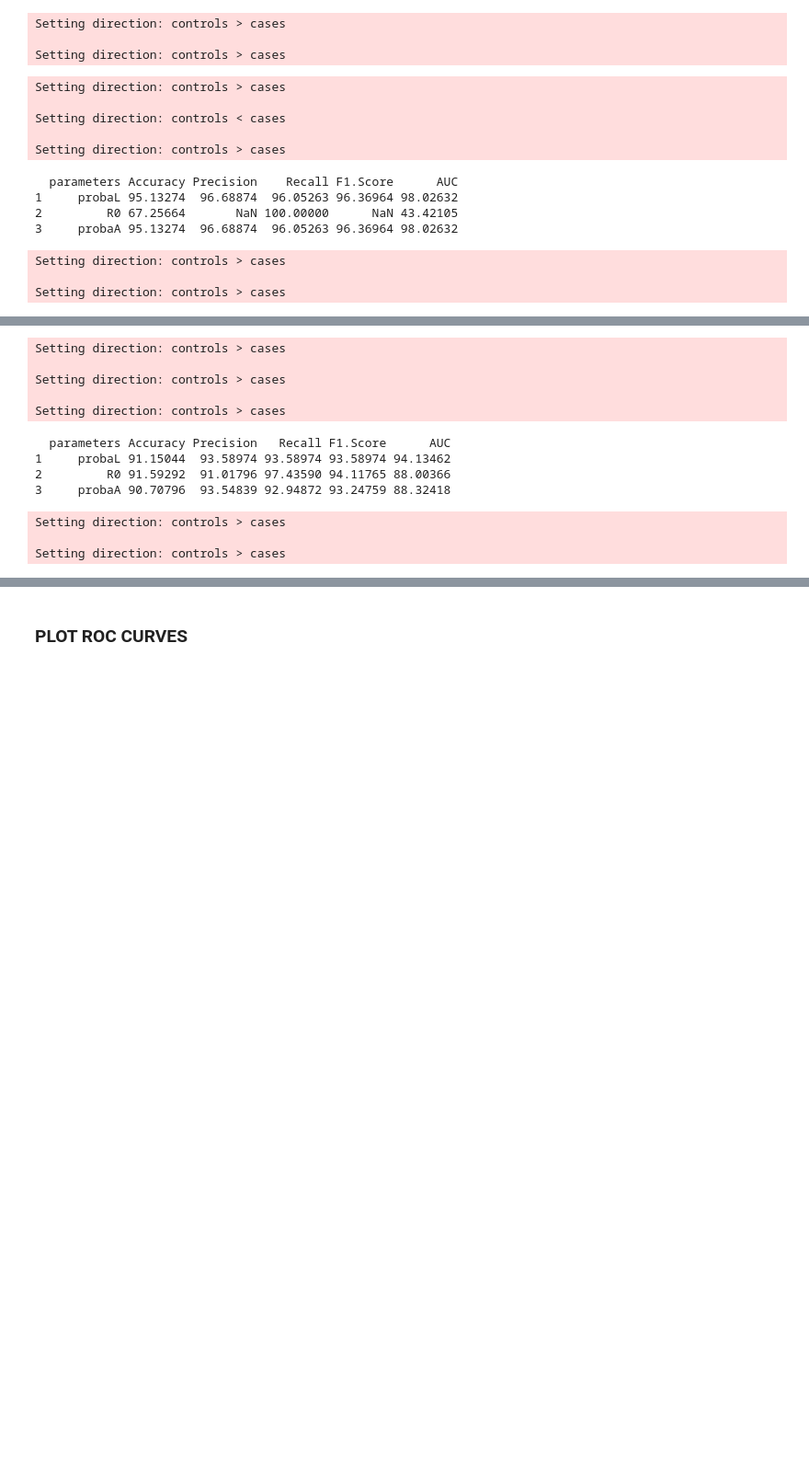
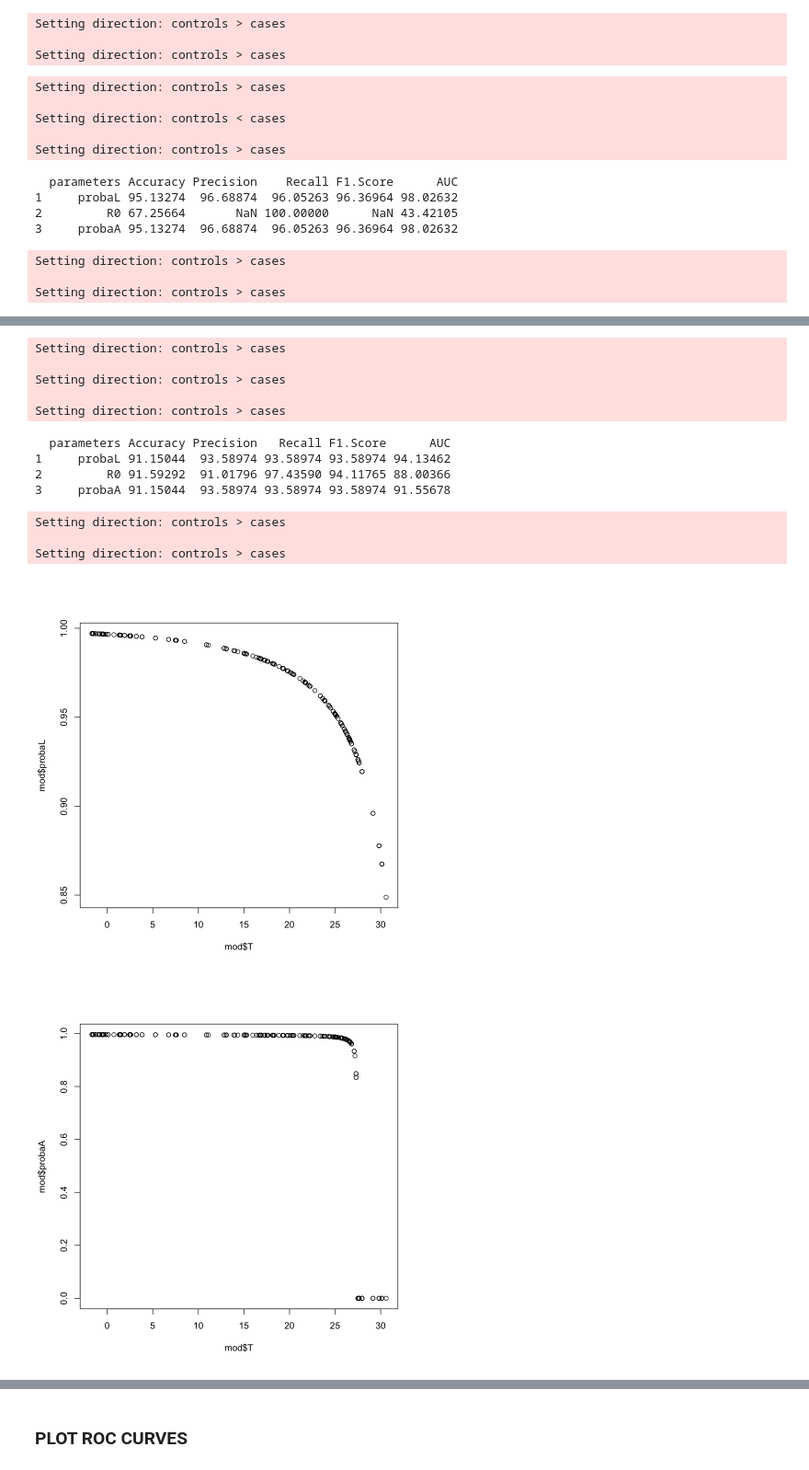
Before and after one commit to D2mory/Demory_Endo_Temperature_MpV_biogeography, a Jupyter notebook: src/figure4and5_ROC_analysis_17102024.ipynb, the cells around one changed output, grey strips where cells are left out. Shown at 92% size. Saved outputs shown, nothing was run; the diff lists cells and outputs as text; code cells hidden in the pictures; blank space fills up the shorter version.

```diff
--- a/src/figure4and5_ROC_analysis_17102024.ipynb
+++ b/src/figure4and5_ROC_analysis_17102024.ipynb
@@ -175,7 +175,7 @@ Tdrivenf <- function(T,Chla,para){
   probaL = eta/(eta+psi)
   Vprod = beta*probaL*Ninf
   nVprod = beta*probaL*nNinf
-  probA = phi*Seq/(phi*Seq+delta)
+  probA = phi*Seq/(phi*Seq+sigma)
 
   R0[R0<=1]=0;
   R0[R0>1]=1;
@@ -370,7 +370,14 @@ Setting direction: controls > cases
   parameters Accuracy Precision   Recall F1.Score      AUC
 1     probaL 91.15044  93.58974 93.58974 93.58974 94.13462
 2         R0 91.59292  91.01796 97.43590 94.11765 88.00366
-3     probaA 90.70796  93.54839 92.94872 93.24759 88.32418
+3     probaA 91.15044  93.58974 93.58974 93.58974 91.55678
 Setting direction: controls > cases
 
 Setting direction: controls > cases
+# %%
+plot(mod$T,mod$probaL)
+plot(mod$T,mod$probaA)
+plot(mod$Temperature,MicV.Presence)
+# %% [output]
+[figure, added]
+[figure, added]
```
Also changed, not shown: parts of 5 cells of this notebook, 13 other files.
